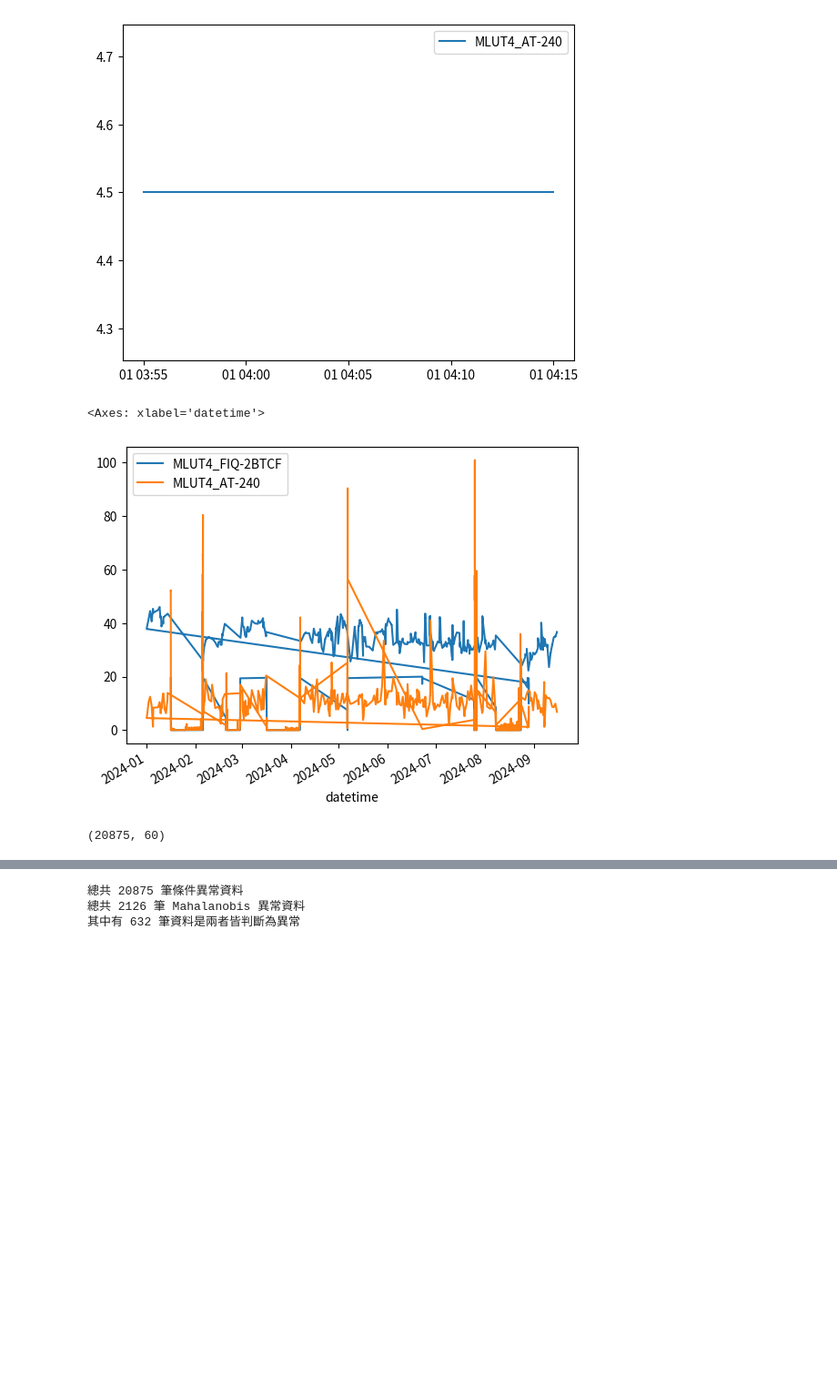
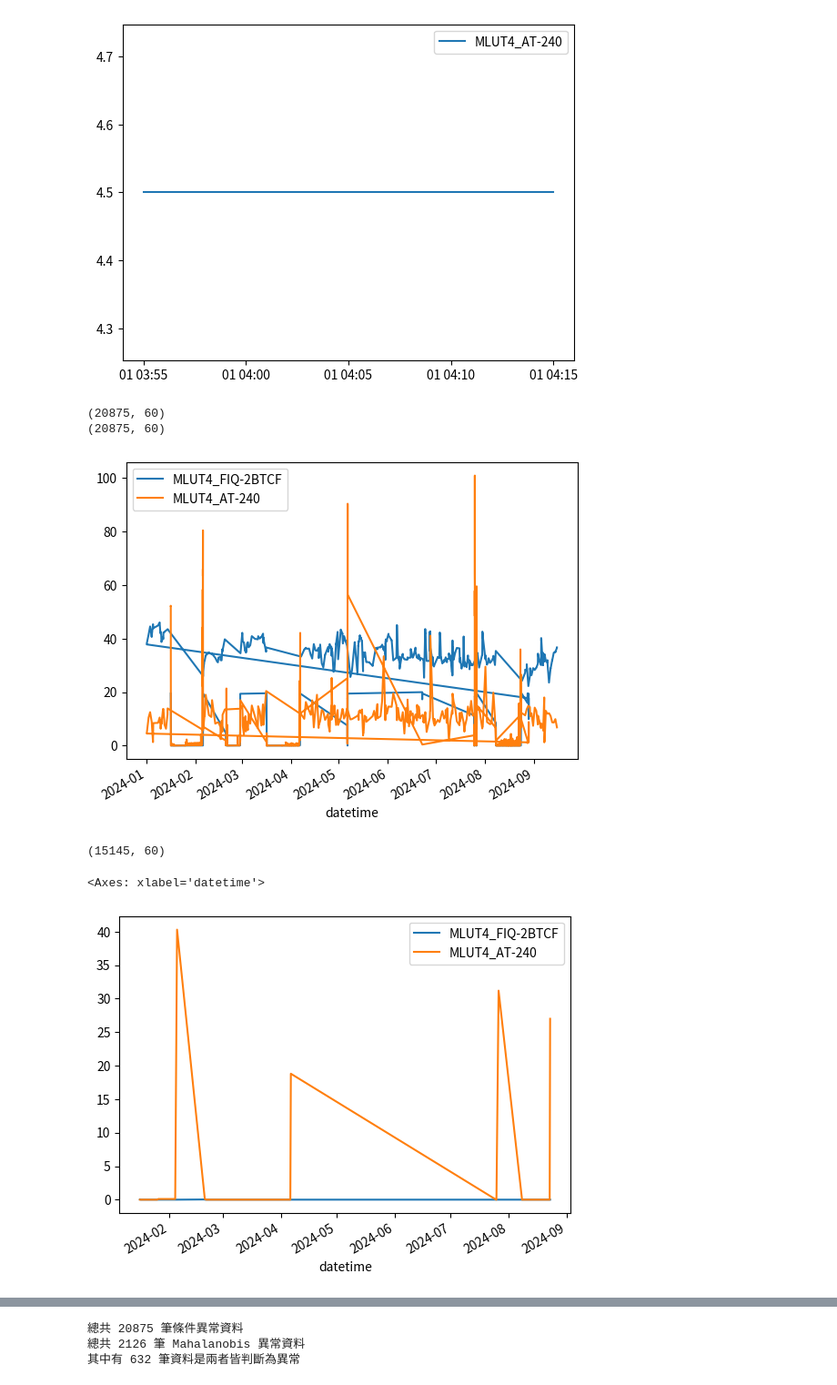
Before and after one commit to skywalker0803r/CFB, a Jupyter notebook: 20250623_issue.ipynb, the cells around one changed output, grey strips where cells are left out. Shown at 91% size. Saved outputs shown, nothing was run; the diff lists cells and outputs as text; code cells hidden in the pictures; blank space fills up the shorter version.

```diff
--- a/20250623_issue.ipynb
+++ b/20250623_issue.ipynb
@@ -161,14 +161,26 @@ dtype: float64
 # 合併條件異常資料
 condition_outliers = pd.concat([coal_low, constant_sox]).drop_duplicates()
 condition_outliers[["MLUT4_FIQ-2BTCF","MLUT4_AT-240"]].head(20)
+print(condition_outliers.shape)
 condition_outliers[["MLUT4_FIQ-2BTCF","MLUT4_AT-240"]].plot()
+print(condition_outliers.shape)
 # %% [output]
-<Axes: xlabel='datetime'>
+(20875, 60)
+(20875, 60)
 [figure]
-# %%
-condition_outliers.shape
-# %% [output]
-(20875, 60)
+# %%
+# 取 index 的交集
+intersection_idx = coal_low.index.intersection(constant_sox.index)
+# 從原始 df 擷取交集資料
+condition_outliers_intersection = df.loc[intersection_idx]
+condition_outliers_intersection.shape
+print(condition_outliers_intersection.shape)
+condition_outliers_intersection[["MLUT4_FIQ-2BTCF","MLUT4_AT-240"]].head(20)
+condition_outliers_intersection[["MLUT4_FIQ-2BTCF","MLUT4_AT-240"]].plot()
+# %% [output]
+(15145, 60)
+<Axes: xlabel='datetime'>
+[figure, added]
 # %%
 import pandas as pd
 import numpy as np
```
Also changed, not shown: parts of 6 cells of this notebook.
